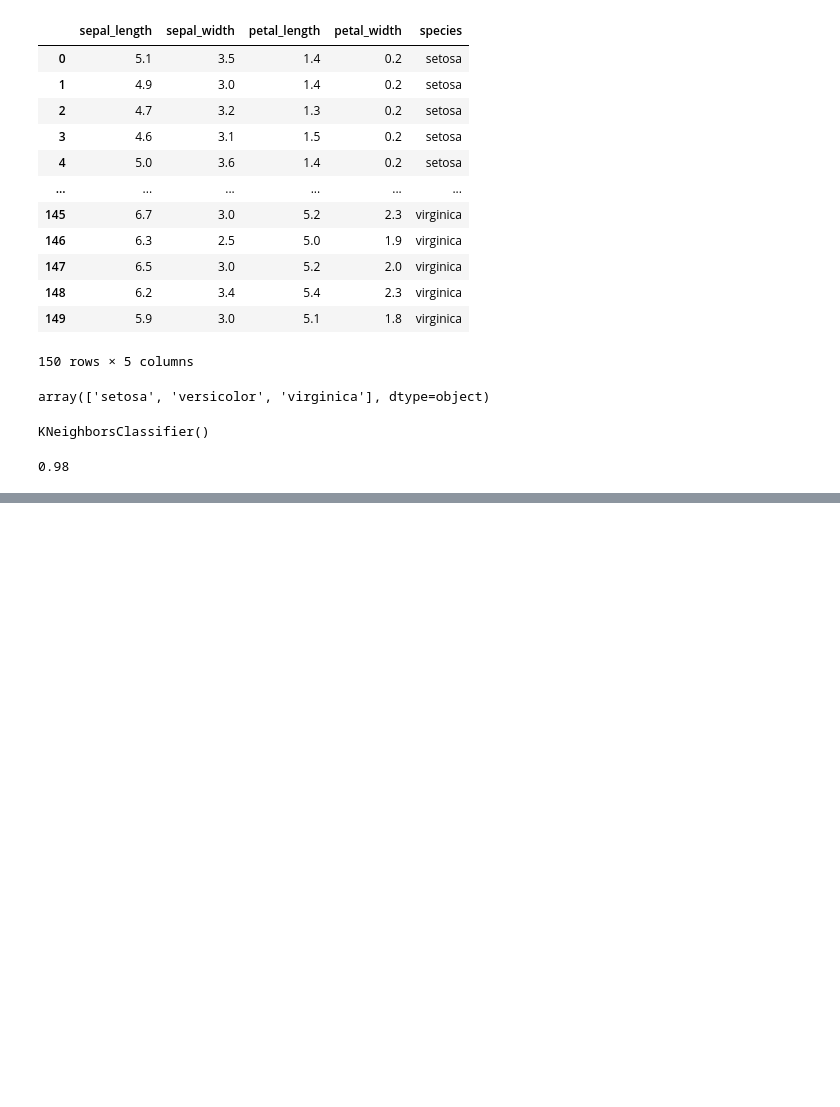
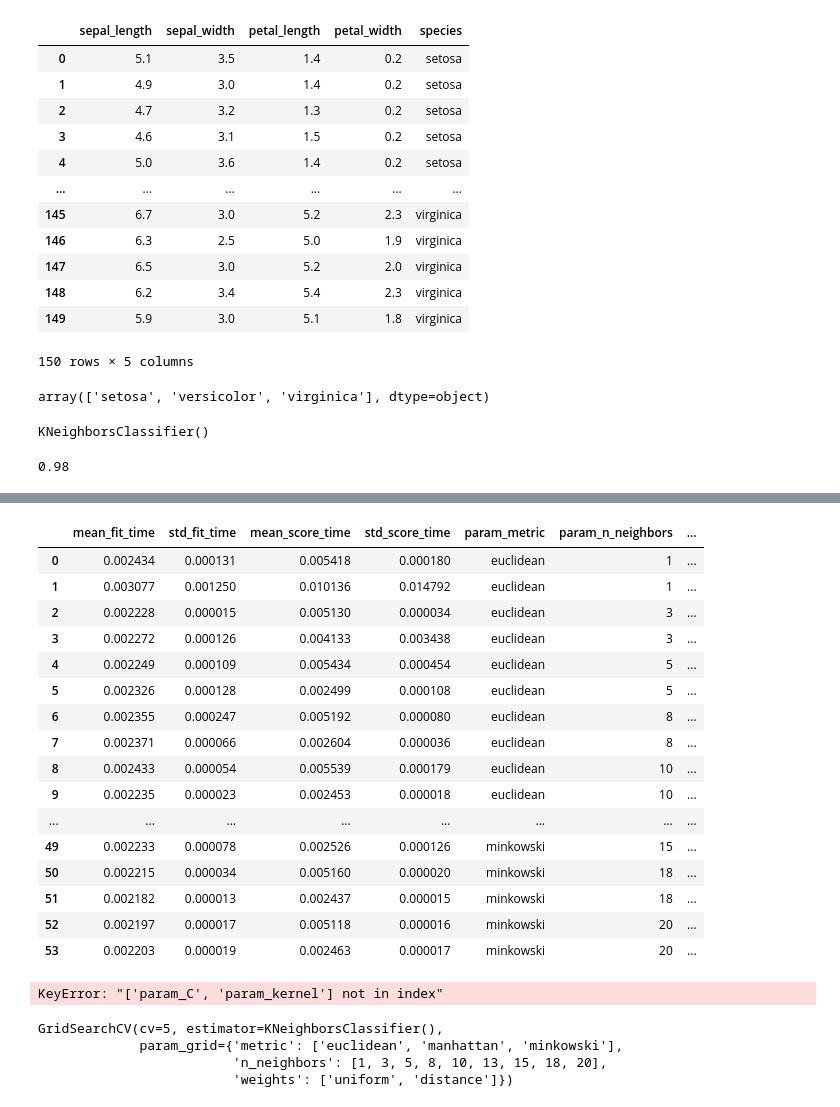
Before and after one commit to Afzal-22/Machine-Learning, a Jupyter notebook: Part-4/GridSearchCV.ipynb, the cells around one changed output, grey strips where cells are left out. Cells and saved outputs as stored; diff of their text form; code cells hidden in the pictures; blank space fills up the shorter version.

```diff
--- a/Part-4/GridSearchCV.ipynb
+++ b/Part-4/GridSearchCV.ipynb
@@ -51,0 +52,2 @@ model_svm=SVC()
+# %%
+model_svm.fit(X_train,y_train)
@@ -51,0 +64,7 @@ model_svm=SVC()
+# %%
+classfier =GridSearchCV((model_svm),{
+    'C' :[1,10,20,30],
+    'kernel' : ['rbf','linear'],
+},cv=5,return_train_score=False)
+# %%
+classfier.fit(X,y)
@@ -51,0 +94,26 @@ model_svm=SVC()
+# %%
+results=pd.DataFrame(classfier.cv_results_)
+# %%
+results
+# %% [output]
+|  | mean_fit_time | std_fit_time | mean_score_time | std_score_time | param_metric | param_n_neighbors | ... |
+| 0 | 0.002434 | 0.000131 | 0.005418 | 0.000180 | euclidean | 1 | ... |
+| 1 | 0.003077 | 0.001250 | 0.010136 | 0.014792 | euclidean | 1 | ... |
+| 2 | 0.002228 | 0.000015 | 0.005130 | 0.000034 | euclidean | 3 | ... |
+| 3 | 0.002272 | 0.000126 | 0.004133 | 0.003438 | euclidean | 3 | ... |
+| 4 | 0.002249 | 0.000109 | 0.005434 | 0.000454 | euclidean | 5 | ... |
+| 5 | 0.002326 | 0.000128 | 0.002499 | 0.000108 | euclidean | 5 | ... |
+| 6 | 0.002355 | 0.000247 | 0.005192 | 0.000080 | euclidean | 8 | ... |
+| 7 | 0.002371 | 0.000066 | 0.002604 | 0.000036 | euclidean | 8 | ... |
+| 8 | 0.002433 | 0.000054 | 0.005539 | 0.000179 | euclidean | 10 | ... |
+| 9 | 0.002235 | 0.000023 | 0.002453 | 0.000018 | euclidean | 10 | ... |
+| ... | ... | ... | ... | ... | ... | ... | ... |
+| 49 | 0.002233 | 0.000078 | 0.002526 | 0.000126 | minkowski | 15 | ... |
+| 50 | 0.002215 | 0.000034 | 0.005160 | 0.000020 | minkowski | 18 | ... |
+| 51 | 0.002182 | 0.000013 | 0.002437 | 0.000015 | minkowski | 18 | ... |
+| 52 | 0.002197 | 0.000017 | 0.005118 | 0.000016 | minkowski | 20 | ... |
+| 53 | 0.002203 | 0.000019 | 0.002463 | 0.000017 | minkowski | 20 | ... |
+# %%
+results[['param_C','param_kernel','mean_test_score']]
+# %% [output]
+KeyError: "['param_C', 'param_kernel'] not in index"
@@ -51,0 +127,7 @@ model_svm=SVC()
+# %%
+classfier1.fit(X,y)
+# %% [output]
+GridSearchCV(cv=5, estimator=KNeighborsClassifier(),
+             param_grid={'metric': ['euclidean', 'manhattan', 'minkowski'],
+                         'n_neighbors': [1, 3, 5, 8, 10, 13, 15, 18, 20],
+                         'weights': ['uniform', 'distance']})
```
Also changed, not shown: parts of 12 cells of this notebook.
